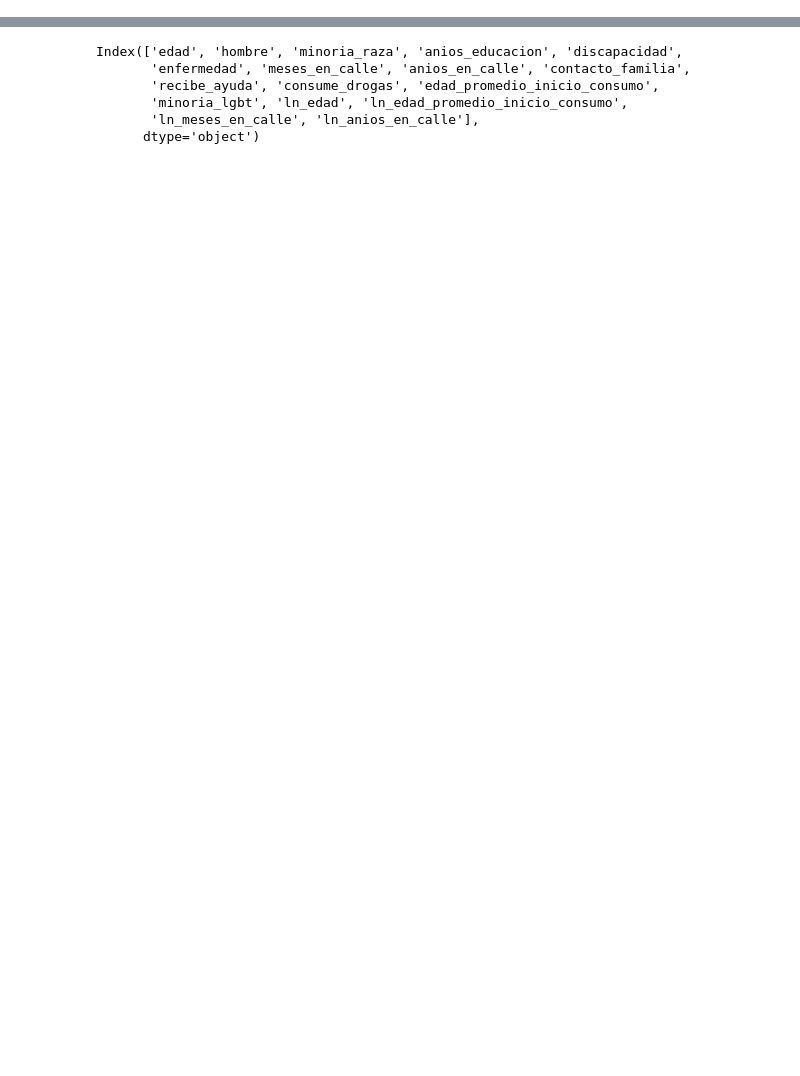
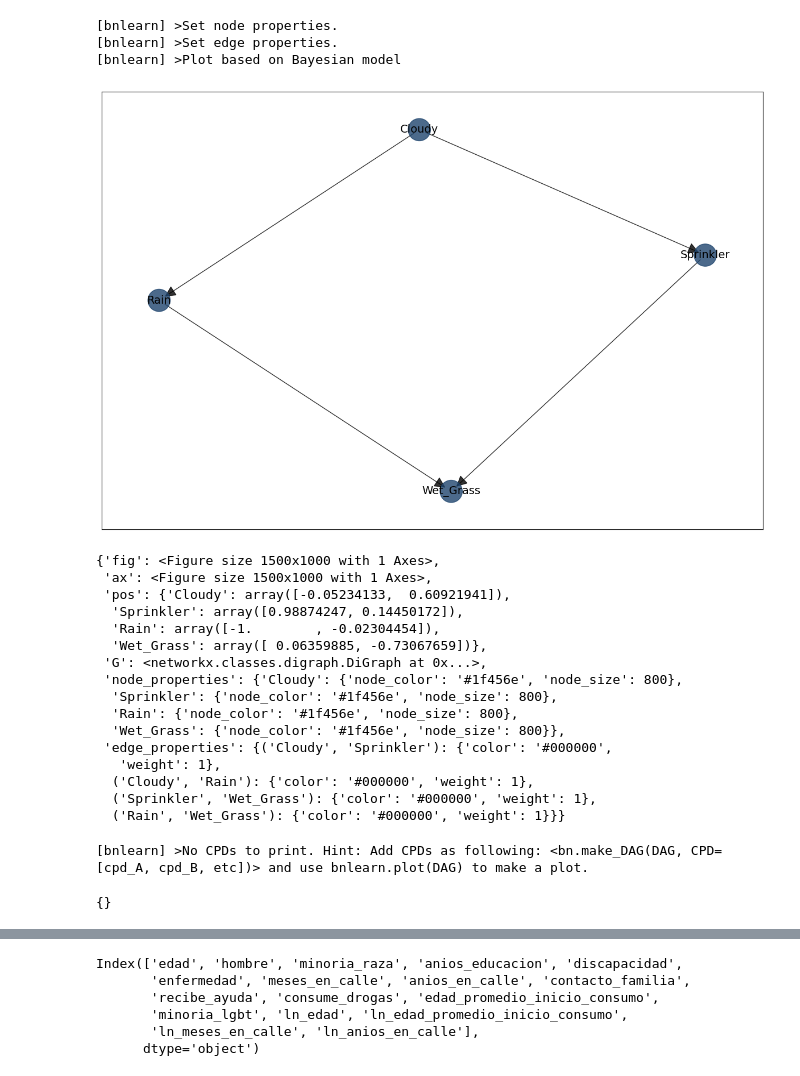
Before and after one commit to rmateusc/bayes-homelessness, a Jupyter notebook: src/causality.ipynb, the cells around one changed output, grey strips where cells are left out. Cells and saved outputs as stored; diff of their text form; code cells hidden in the pictures; blank space fills up the shorter version.

Commit message:
study causality with BN

```diff
--- a/src/causality.ipynb
+++ b/src/causality.ipynb
@@ -14,0 +173,18 @@ df = pd.read_csv(
+# %%
+# 'hc' or 'hillclimbsearch'
+model_hc_bic  = bn.structure_learning.fit(df, methodtype='hc', scoretype='bic')
+model_hc_k2   = bn.structure_learning.fit(df, methodtype='hc', scoretype='k2')
+model_hc_bdeu = bn.structure_learning.fit(df, methodtype='hc', scoretype='bdeu')
+
+# 'ex' or 'exhaustivesearch'
+model_ex_bic  = bn.structure_learning.fit(df, methodtype='ex', scoretype='bic')
+model_ex_k2   = bn.structure_learning.fit(df, methodtype='ex', scoretype='k2')
+model_ex_bdeu = bn.structure_learning.fit(df, methodtype='ex', scoretype='bdeu')
+
+# 'cs' or 'constraintsearch'
+model_cs_k2   = bn.structure_learning.fit(df, methodtype='cs', scoretype='k2')
+model_cs_bdeu = bn.structure_learning.fit(df, methodtype='cs', scoretype='bdeu')
+model_cs_bic  = bn.structure_learning.fit(df, methodtype='cs', scoretype='bic')
+
+# 'cl' or 'chow-liu' (requires setting root_node parameter)
+model_cl      = bn.structure_learning.fit(df, methodtype='cl', root_node='Wet_Grass')
@@ -14,0 +193,7 @@ df = pd.read_csv(
+# %%
+# Define the causal dependencies based on your expert/domain knowledge.
+# Left is the source, and right is the target node.
+edges = [('Cloudy', 'Sprinkler'),
+         ('Cloudy', 'Rain'),
+         ('Sprinkler', 'Wet_Grass'),
+         ('Rain', 'Wet_Grass')]
@@ -14,0 +205,32 @@ df = pd.read_csv(
+# %%
+# Plot the DAG. This is identical as shown in Figure 3
+bn.plot(DAG)
+# %% [output]
+[bnlearn] >Set node properties.
+[bnlearn] >Set edge properties.
+[bnlearn] >Plot based on Bayesian model
+[figure, added]
+{'fig': <Figure size 1500x1000 with 1 Axes>,
+ 'ax': <Figure size 1500x1000 with 1 Axes>,
+ 'pos': {'Cloudy': array([-0.05234133,  0.60921941]),
+  'Sprinkler': array([0.98874247, 0.14450172]),
+  'Rain': array([-1.        , -0.02304454]),
+  'Wet_Grass': array([ 0.06359885, -0.73067659])},
+ 'G': <networkx.classes.digraph.DiGraph at 0x...>,
+ 'node_properties': {'Cloudy': {'node_color': '#1f456e', 'node_size': 800},
+  'Sprinkler': {'node_color': '#1f456e', 'node_size': 800},
+  'Rain': {'node_color': '#1f456e', 'node_size': 800},
+  'Wet_Grass': {'node_color': '#1f456e', 'node_size': 800}},
+ 'edge_properties': {('Cloudy', 'Sprinkler'): {'color': '#000000',
+   'weight': 1},
+  ('Cloudy', 'Rain'): {'color': '#000000', 'weight': 1},
+  ('Sprinkler', 'Wet_Grass'): {'color': '#000000', 'weight': 1},
+  ('Rain', 'Wet_Grass'): {'color': '#000000', 'weight': 1}}}
+# %%
+# Print the Conditional probability Tables
+bn.print_CPD(DAG)
+
+# This is correct, we did not learn any CPTs yet! We only defined the graph without defining any probabilities.
+# %% [output]
+[bnlearn] >No CPDs to print. Hint: Add CPDs as following: <bn.make_DAG(DAG, CPD=[cpd_A, cpd_B, etc])> and use bnlearn.plot(DAG) to make a plot.
+{}
```
Also changed, not shown: parts of 40 cells of this notebook.
